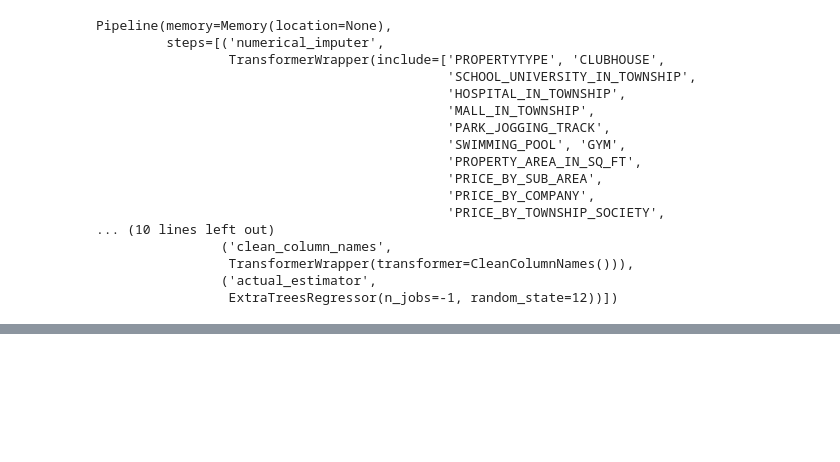
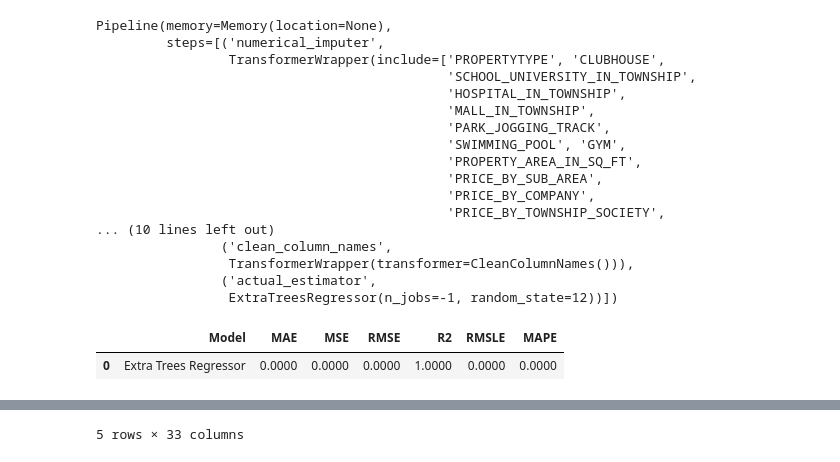
Before and after one commit to M-S-ALAM/Real-Estate-Price-Prediction, a Jupyter notebook: AutoML.ipynb, the cells around one changed output, grey strips where cells are left out. Drawn from its saved outputs; the diff is of its cells as text; code cells hidden in the pictures; blank space fills up the shorter version.

```diff
--- a/AutoML.ipynb
+++ b/AutoML.ipynb
@@ -221,3 +221,9 @@ Pipeline(memory=Memory(location=None),
                  TransformerWrapper(transformer=CleanColumnNames())),
                 ('actual_estimator',
                  ExtraTreesRegressor(n_jobs=-1, random_state=12))])
+# %%
+unseen_predictions = predict_model(final_model, data=df_features)
+unseen_predictions.head()
+# %% [output]
+|  | Model | MAE | MSE | RMSE | R2 | RMSLE | MAPE |
+| 0 | Extra Trees Regressor | 0.0000 | 0.0000 | 0.0000 | 1.0000 | 0.0000 | 0.0000 |
@@ -223,0 +236 @@ Pipeline(memory=Memory(location=None),
+5 rows × 33 columns
```
Also changed, not shown: parts of 4 cells of this notebook, 1 other file.
